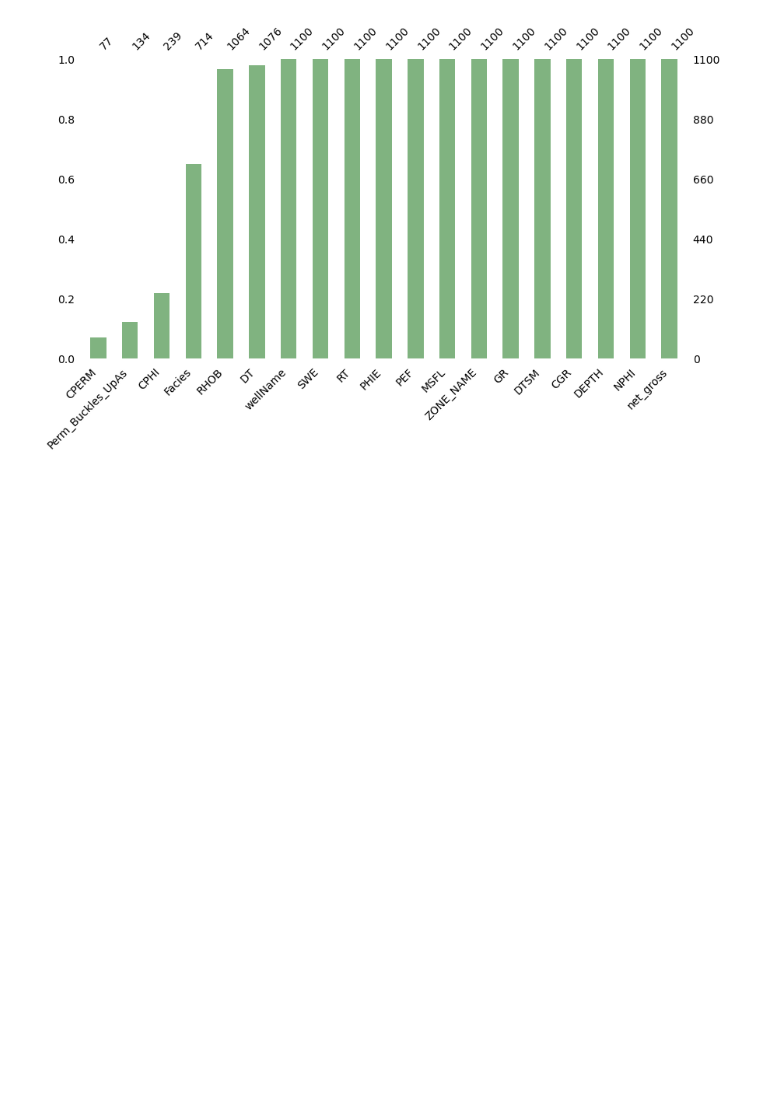
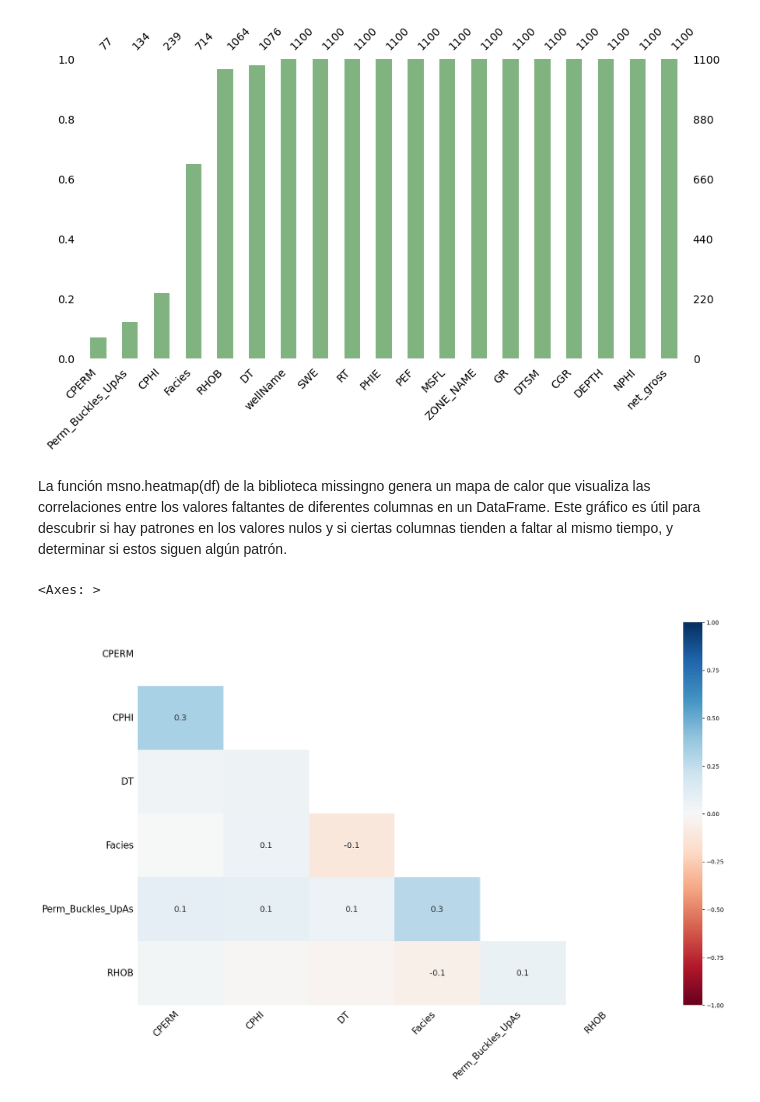
Before and after one commit to edisonc57/ML_Oil-and-gas, a Jupyter notebook: Oil and Gas data.ipynb, the cells around one changed output. Drawn from its saved outputs; the diff is of its cells as text; code cells hidden in the pictures; blank space fills up the shorter version.

```diff
--- a/Oil and Gas data.ipynb
+++ b/Oil and Gas data.ipynb
@@ -300,3 +300,11 @@ msno.bar(df,figsize= (10,5), fontsize= 10, color = (0.5,0.7,0.5),  sort= 'ascend
 # %% [output]
 <Axes: >
 [figure]
+# %% [markdown]
+
+La función msno.heatmap(df) de la biblioteca missingno genera un mapa de calor que visualiza las correlaciones entre los valores faltantes de diferentes columnas en un DataFrame. Este gráfico es útil para descubrir si hay patrones en los valores nulos y si ciertas columnas tienden a faltar al mismo tiempo,  y determinar si estos siguen algún patrón.
+# %%
+msno.heatmap(df)
+# %% [output]
+<Axes: >
+[figure, added]
```
Also changed, not shown: parts of 10 cells of this notebook.
